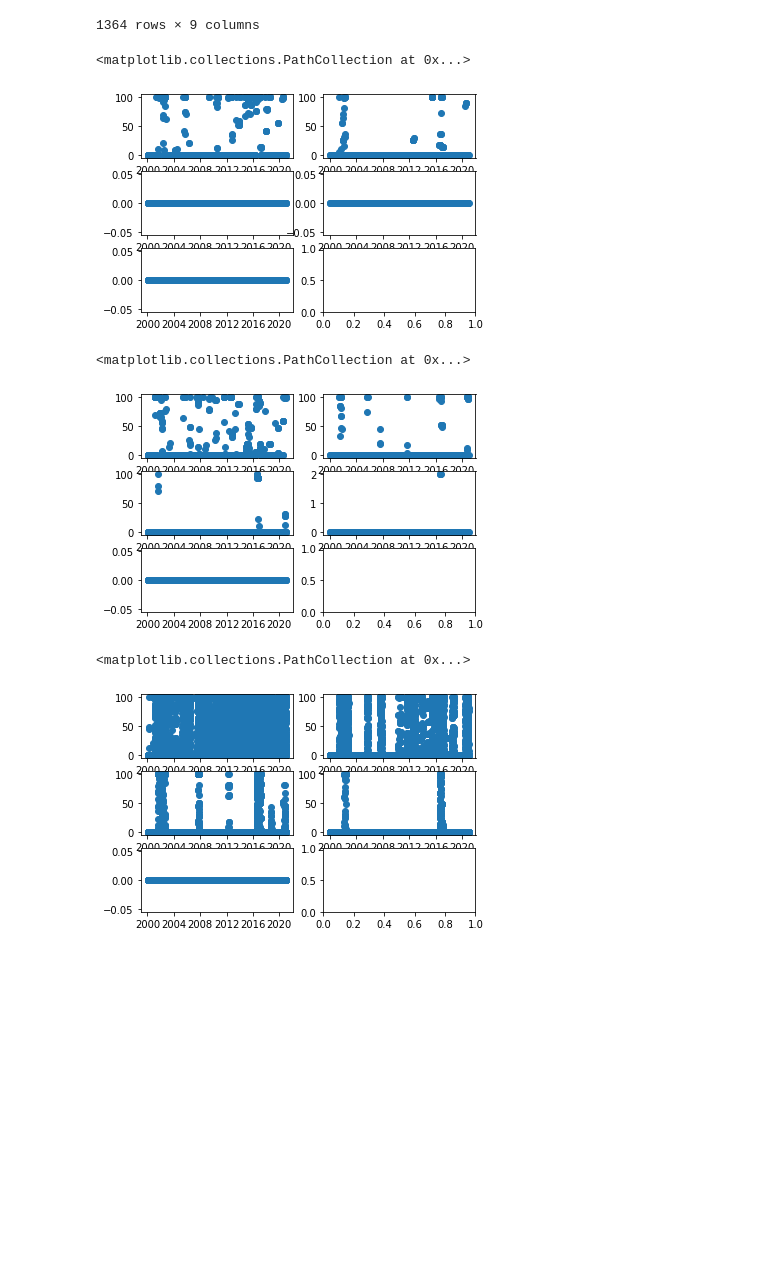
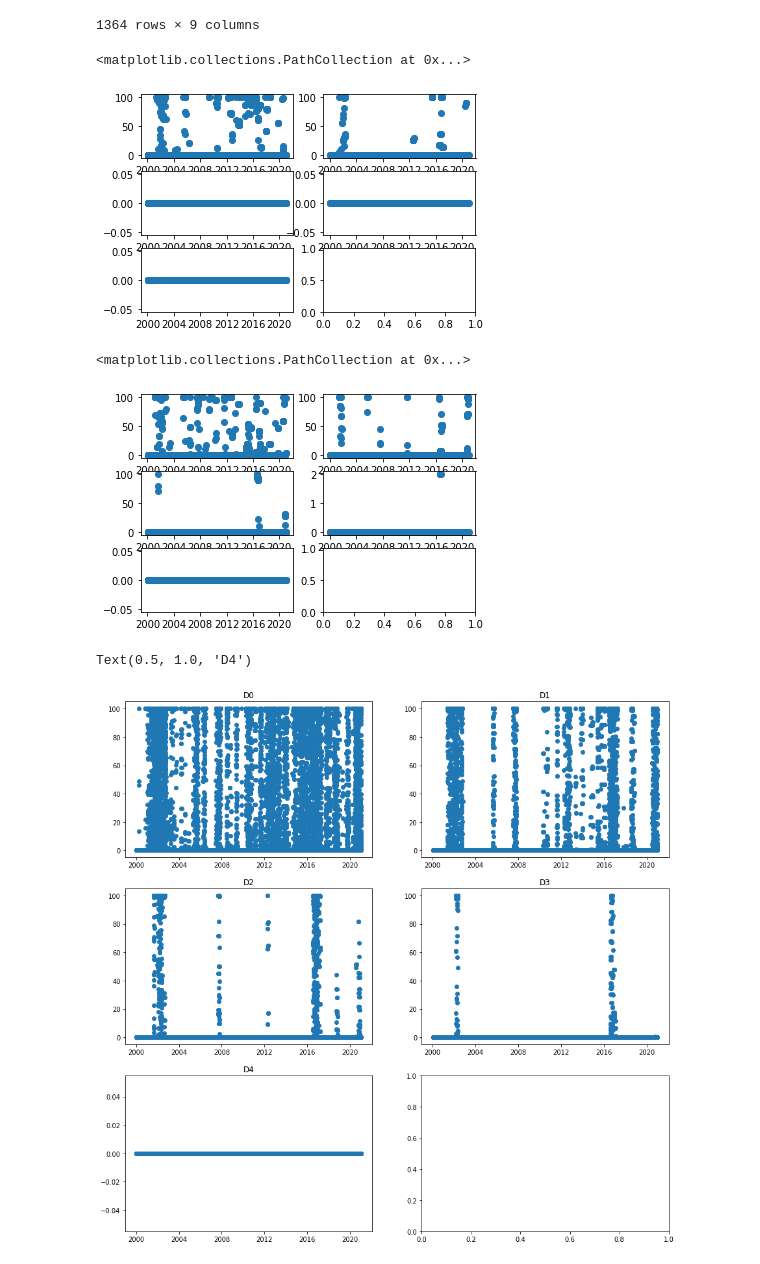
Before and after one commit to BU-NOAA-Capstone/Capstone, a Jupyter notebook: Code/Analysis/USDM-USDA.ipynb, the cells around one changed output. Cells and saved outputs as stored; diff of their text form; code cells hidden in the pictures; blank space fills up the shorter version.

Commit message:
Analysis update
Updated USDM file with some theory around USDM. Updated USDM-USDA with some manipulation and EDA on USDM.

```diff
--- a/Code/Analysis/USDM-USDA.ipynb
+++ b/Code/Analysis/USDM-USDA.ipynb
@@ -149,0 +172,9 @@ usdm_df.describe()
+# %%
+# Renaming cumulative columns
+usdm_df.rename(columns =
+               {'D0':'D0-D4',
+                'D1': 'D1-D4',
+                'D2': 'D2-D4',
+                'D3': 'D3-D4',},
+               inplace=True)
+usdm_df.head()
@@ -149,0 +188,7 @@ usdm_df.describe()
+# %%
+# Creating standalone columns
+usdm_df['D0'] = usdm_df['D0-D4'] - usdm_df['D1-D4']
+usdm_df['D1'] = usdm_df['D1-D4'] - usdm_df['D2-D4']
+usdm_df['D2'] = usdm_df['D2-D4'] - usdm_df['D3-D4']
+usdm_df['D3'] = usdm_df['D3-D4'] - usdm_df['D4']
+usdm_df.head()
@@ -149,0 +202,4 @@ usdm_df.describe()
+# %%
+# DSCI = 1(D0) + 2(D1) + 3(D2) + 4(D3) + 5(D4)
+usdm_df['DSCI'] = 1*usdm_df['D0'] + 2*usdm_df['D1'] + 3*usdm_df['D2'] +  4*usdm_df['D3'] + 5*usdm_df['D4']
+usdm_df.head()
@@ -212,7 +321,7 @@ ax[1,1].scatter('ValidEnd', 'D3', data=usdm_df[usdm_df['County'] == county])
 ax[2,0].scatter('ValidEnd', 'D4', data=usdm_df[usdm_df['County'] == county])
 # %% [output]
 <matplotlib.collections.PathCollection at 0x...>
-[figure, old version]
+[figure, new version]
 # %%
 county = 'Allegany County'
 fig, ax = plt.subplots(3,2)
@@ -223,15 +332,20 @@ ax[1,1].scatter('ValidEnd', 'D3', data=usdm_df[usdm_df['County'] == county])
 ax[2,0].scatter('ValidEnd', 'D4', data=usdm_df[usdm_df['County'] == county])
 # %% [output]
 <matplotlib.collections.PathCollection at 0x...>
-[figure, old version]
+[figure, new version]
 # %%
 # Whole state
-fig, ax = plt.subplots(3,2)
+fig, ax = plt.subplots(3,2, figsize=(15,15))
 ax[0,0].scatter('ValidEnd', 'D0', data=usdm_df)
+ax[0,0].set_title('D0')
 ax[0,1].scatter('ValidEnd', 'D1', data=usdm_df)
+ax[0,1].set_title('D1')
 ax[1,0].scatter('ValidEnd', 'D2', data=usdm_df)
+ax[1,0].set_title('D2')
 ax[1,1].scatter('ValidEnd', 'D3', data=usdm_df)
+ax[1,1].set_title('D3')
 ax[2,0].scatter('ValidEnd', 'D4', data=usdm_df)
+ax[2,0].set_title('D4')
 # %% [output]
-<matplotlib.collections.PathCollection at 0x...>
+Text(0.5, 1.0, 'D4')
-[figure, old version]
+[figure, new version]
```
Also changed, not shown: parts of 16 cells of this notebook.
